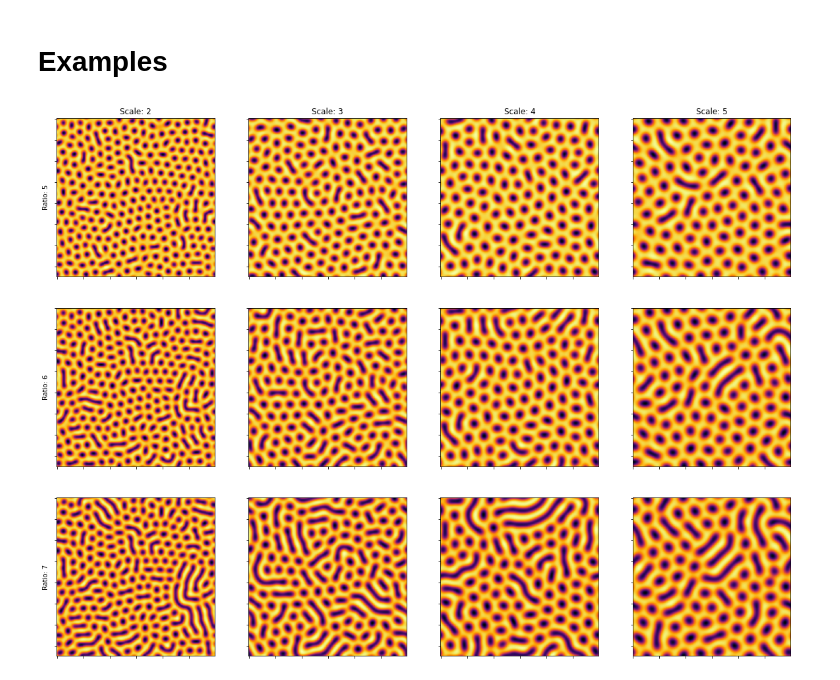
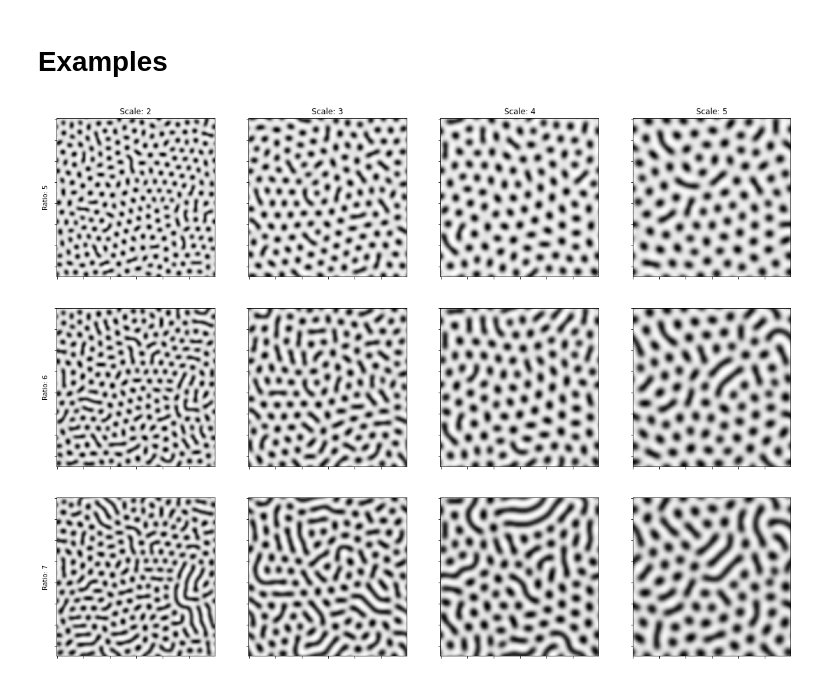
Before and after one commit to GabrielMoro/Computer-Vision, a Jupyter notebook: reaction-diffusion/reaction_diffusion.ipynb, the cells around one changed output. Cells and saved outputs as stored; diff of their text form; code cells hidden in the pictures.

```diff
--- a/reaction-diffusion/reaction_diffusion.ipynb
+++ b/reaction-diffusion/reaction_diffusion.ipynb
@@ -136,17 +136,17 @@ def rd(ratio=5, scale=1, speed=100, start=0, stop=10000, time=None, use_a=False,
 # %%
 fig, ax = plt.subplots(3, 4, figsize = (20, 15), sharex=True, sharey=True)
 
 for i, ratio in enumerate(range(5, 8)):
     ax[i][0].set_ylabel(f"Ratio: {ratio}")
     for j, scale in enumerate(range(2, 6)):
         ax[0][j].set_title(f"Scale: {scale}")
-        ax[i][j].imshow(rd(ratio, scale)[0], cmap='inferno')
+        ax[i][j].imshow(rd(ratio, scale)[0], cmap='gray')
         ax[i][j].set_yticklabels([])
         ax[i][j].set_xticklabels([])
 
 plt.show()
 # %% [output]
-[figure, old version]
+[figure, new version]
 # %%
 fig, ax = plt.subplots(3, 4, figsize=(20, 15), sharex=True, sharey=True)
 
```
Also changed, not shown: parts of 1 cell of this notebook, 2 other files.
